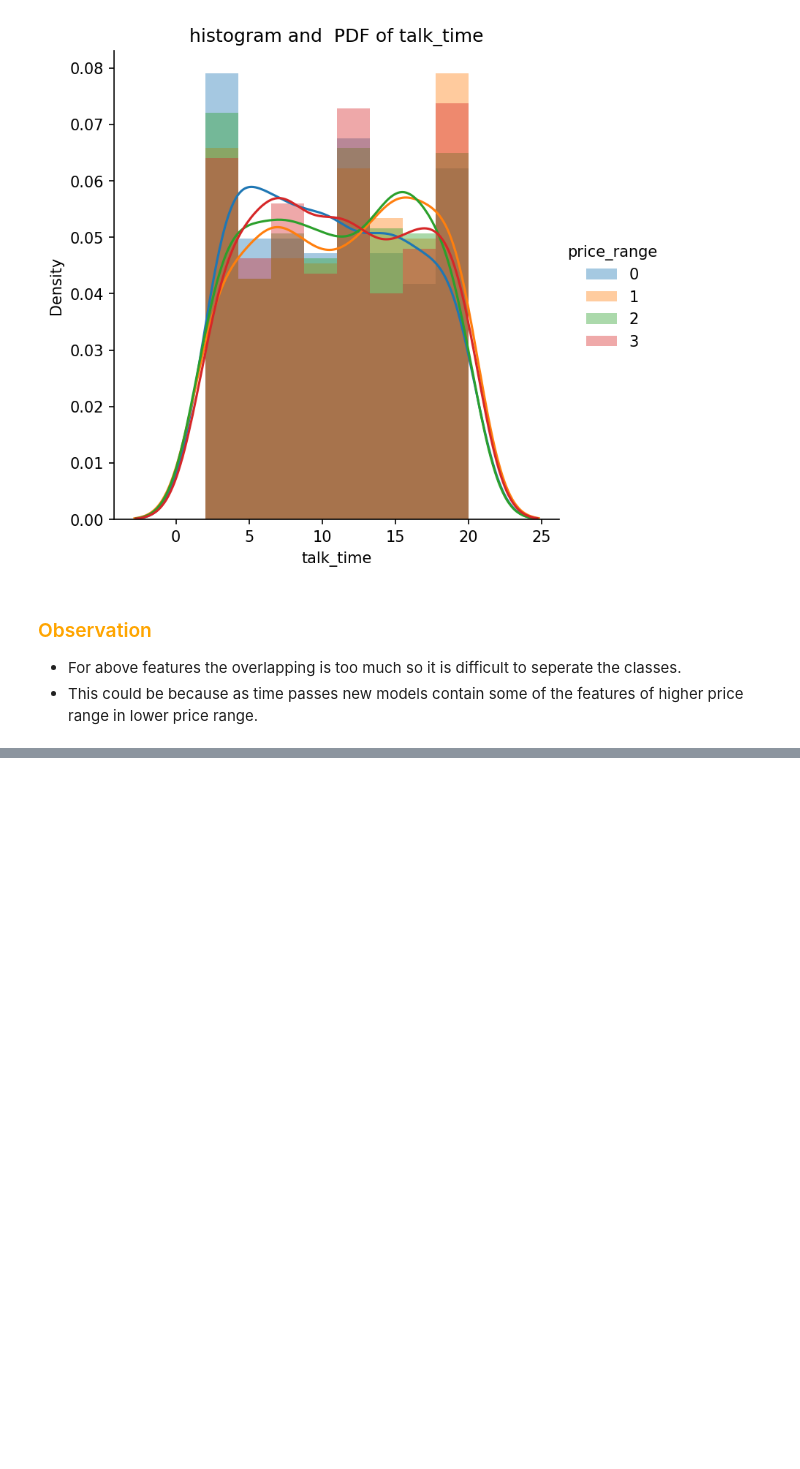
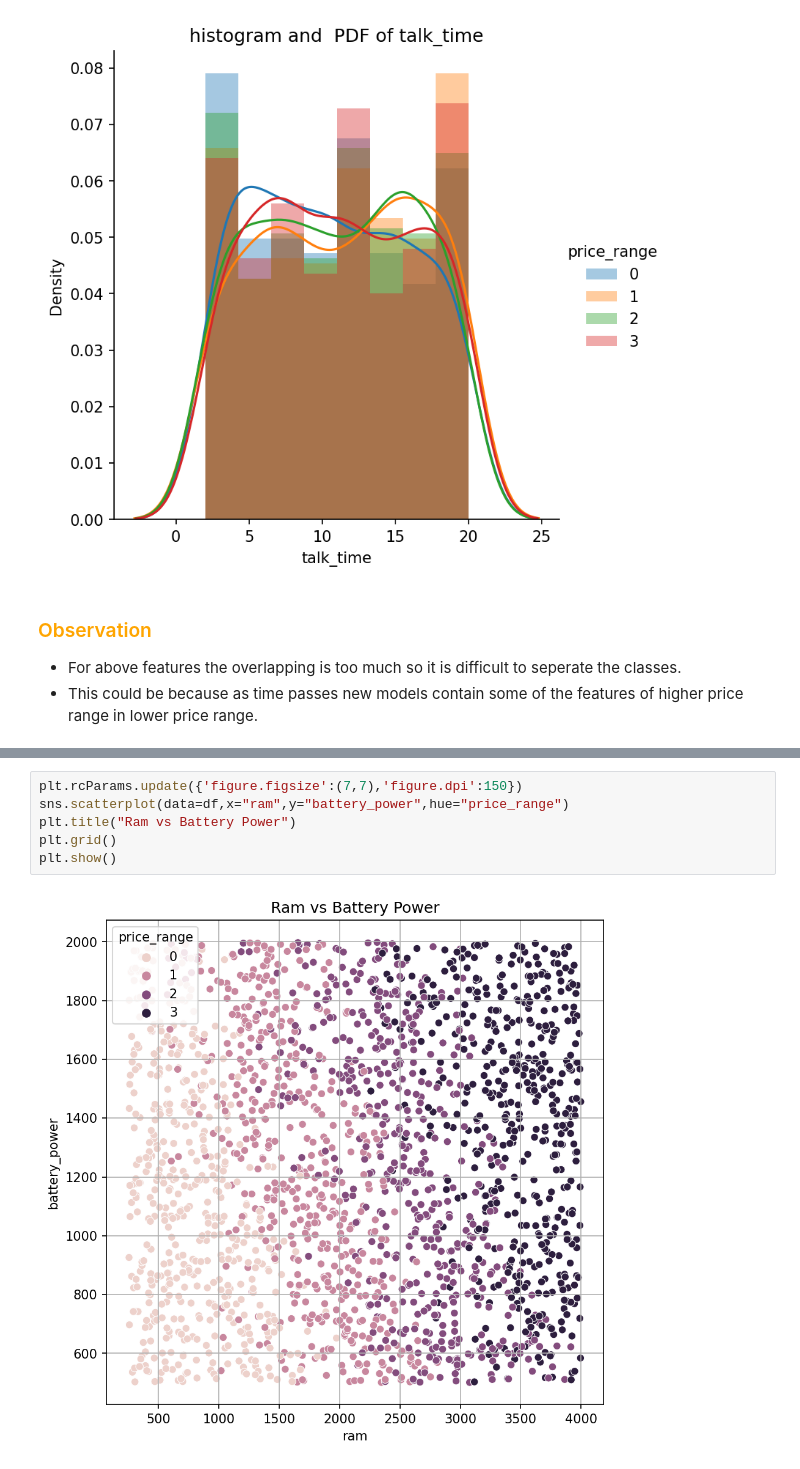
Before and after one commit to MohanVishe/Supervised-ML--Classification----Mobile-Price-Range-Prediction, a Jupyter notebook: Mobile_Price_Range_Prediction_Individual_Project.ipynb, the cells around one changed output, grey strips where cells are left out. Cells and saved outputs as stored; diff of their text form; blank space fills up the shorter version.

```diff
--- a/Mobile_Price_Range_Prediction_Individual_Project.ipynb
+++ b/Mobile_Price_Range_Prediction_Individual_Project.ipynb
@@ -380,0 +370,8 @@ plt.show()
+# %%
+plt.rcParams.update({'figure.figsize':(7,7),'figure.dpi':150})
+sns.scatterplot(data=df,x="ram",y="battery_power",hue="price_range")
+plt.title("Ram vs Battery Power")
+plt.grid()
+plt.show()
+# %% [output]
+[figure, added]
```
Also changed, not shown: parts of 39 cells of this notebook.
